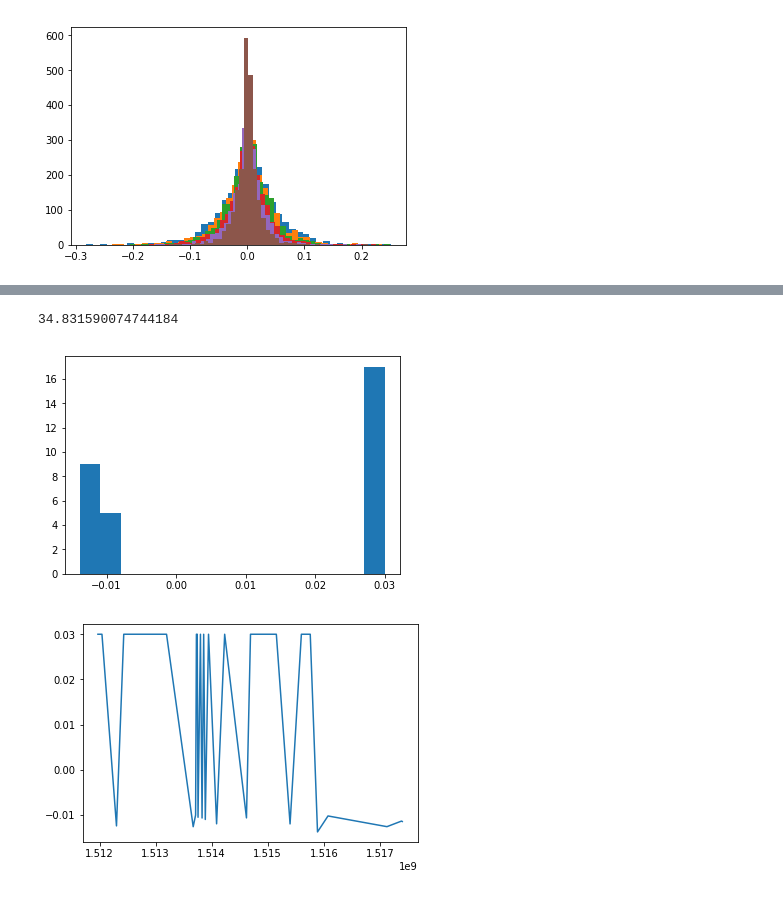
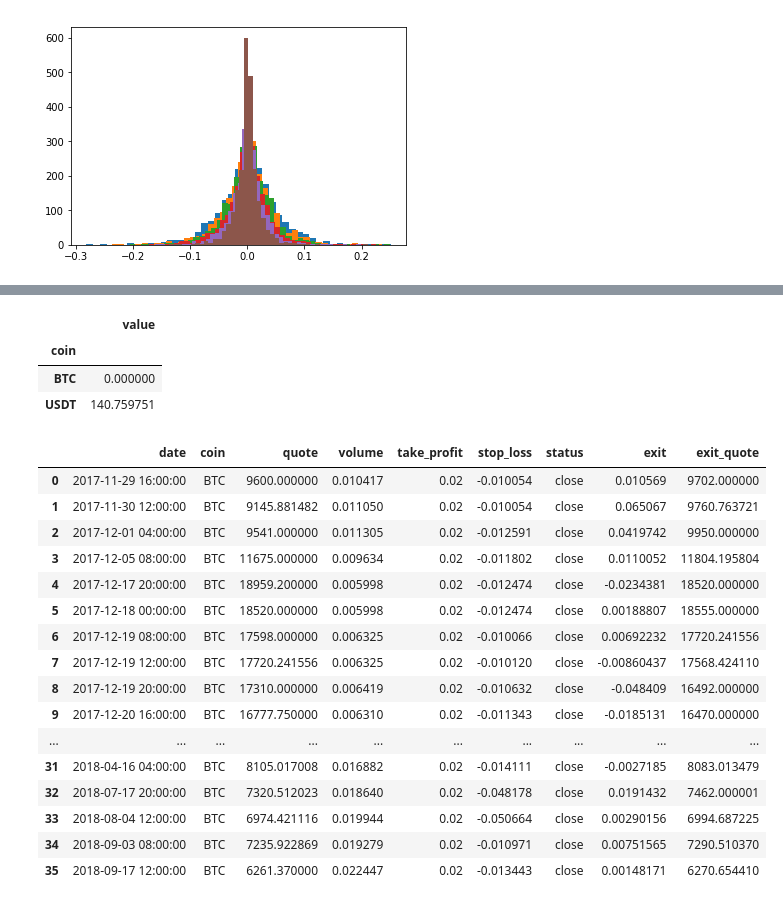
Before and after one commit to eduardocurado/prod_inv, a Jupyter notebook: notebooks/Back Test Models.ipynb, the cells around one changed output, grey strips where cells are left out. Cells and saved outputs as stored; diff of their text form; code cells hidden in the pictures.

```diff
--- a/notebooks/Back Test Models.ipynb
+++ b/notebooks/Back Test Models.ipynb
@@ -230,15 +206,0 @@ for index, row in back_test_df.iterrows():
-# %%
-investment = 100
-back_test_df.profit.sum()*investment
-# %% [output]
-34.831590074744184
-# %%
-plt.hist(back_test_df.profit, bins=15)
-plt.show()
-# %% [output]
-[figure, removed]
-# %%
-plt.plot(back_test_df['date'], back_test_df['profit'])
-plt.show()
-# %% [output]
-[figure, removed]
@@ -244,0 +245,28 @@ plt.show()
+# %%
+book.groupby(['coin']).sum()[['value']]
+# %% [output]
+|  | value |
+| coin |  |
+| BTC | 0.000000 |
+| USDT | 140.759751 |
+# %%
+orders['date'] = pd.to_datetime(orders['date'],unit='s')
+orders
+# %% [output]
+|  | date | coin | quote | volume | take_profit | stop_loss | status | exit | exit_quote |
+| 0 | 2017-11-29 16:00:00 | BTC | 9600.000000 | 0.010417 | 0.02 | -0.010054 | close | 0.010569 | 9702.000000 |
+| 1 | 2017-11-30 12:00:00 | BTC | 9145.881482 | 0.011050 | 0.02 | -0.010054 | close | 0.065067 | 9760.763721 |
+| 2 | 2017-12-01 04:00:00 | BTC | 9541.000000 | 0.011305 | 0.02 | -0.012591 | close | 0.0419742 | 9950.000000 |
+| 3 | 2017-12-05 08:00:00 | BTC | 11675.000000 | 0.009634 | 0.02 | -0.011802 | close | 0.0110052 | 11804.195804 |
+| 4 | 2017-12-17 20:00:00 | BTC | 18959.200000 | 0.005998 | 0.02 | -0.012474 | close | -0.0234381 | 18520.000000 |
+| 5 | 2017-12-18 00:00:00 | BTC | 18520.000000 | 0.005998 | 0.02 | -0.012474 | close | 0.00188807 | 18555.000000 |
+| 6 | 2017-12-19 08:00:00 | BTC | 17598.000000 | 0.006325 | 0.02 | -0.010066 | close | 0.00692232 | 17720.241556 |
+| 7 | 2017-12-19 12:00:00 | BTC | 17720.241556 | 0.006325 | 0.02 | -0.010120 | close | -0.00860437 | 17568.424110 |
+| 8 | 2017-12-19 20:00:00 | BTC | 17310.000000 | 0.006419 | 0.02 | -0.010632 | close | -0.048409 | 16492.000000 |
+| 9 | 2017-12-20 16:00:00 | BTC | 16777.750000 | 0.006310 | 0.02 | -0.011343 | close | -0.0185131 | 16470.000000 |
+| ... | ... | ... | ... | ... | ... | ... | ... | ... | ... |
+| 31 | 2018-04-16 04:00:00 | BTC | 8105.017008 | 0.016882 | 0.02 | -0.014111 | close | -0.0027185 | 8083.013479 |
+| 32 | 2018-07-17 20:00:00 | BTC | 7320.512023 | 0.018640 | 0.02 | -0.048178 | close | 0.0191432 | 7462.000001 |
+| 33 | 2018-08-04 12:00:00 | BTC | 6974.421116 | 0.019944 | 0.02 | -0.050664 | close | 0.00290156 | 6994.687225 |
+| 34 | 2018-09-03 08:00:00 | BTC | 7235.922869 | 0.019279 | 0.02 | -0.010971 | close | 0.00751565 | 7290.510370 |
+| 35 | 2018-09-17 12:00:00 | BTC | 6261.370000 | 0.022447 | 0.02 | -0.013443 | close | 0.00148171 | 6270.654410 |
```
Also changed, not shown: parts of 7 cells of this notebook, 1 other file.
